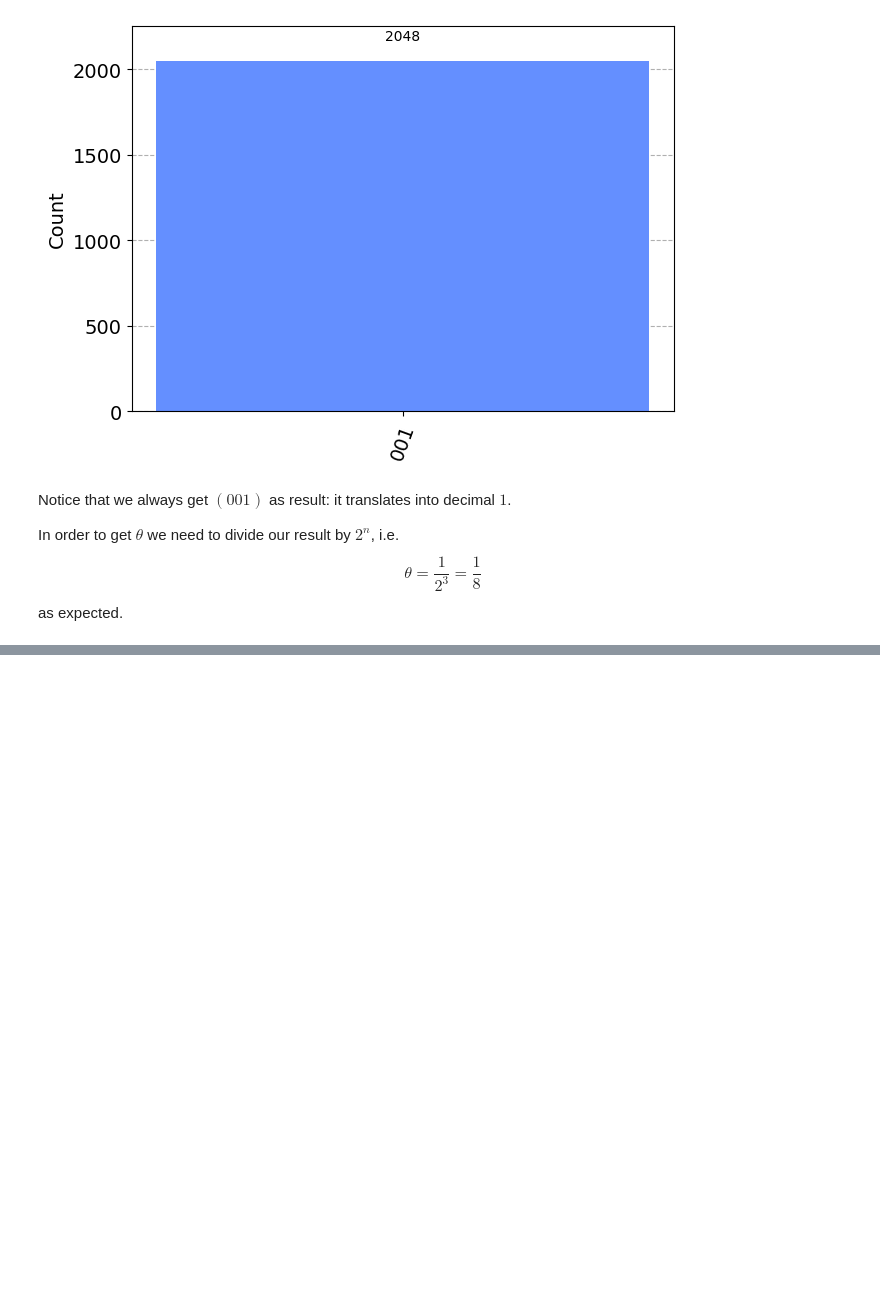
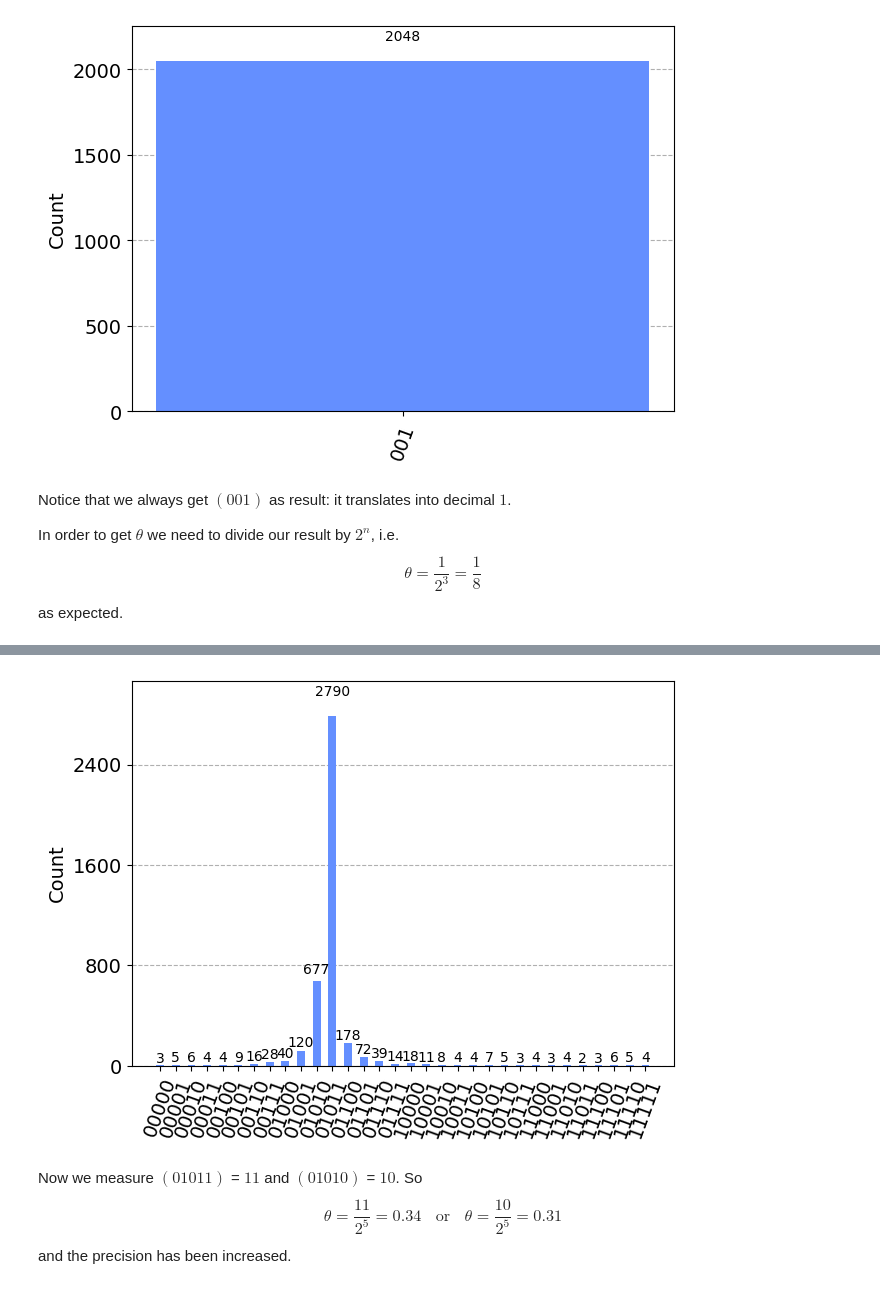
Before and after one commit to Grufoony/Physics_Unibo, a Jupyter notebook: src/Quantum_Computing/phase_estimation.ipynb, the cells around one changed output, grey strips where cells are left out. Saved outputs shown, nothing was run; the diff lists cells and outputs as text; code cells hidden in the pictures; blank space fills up the shorter version.

```diff
--- a/src/Quantum_Computing/phase_estimation.ipynb
+++ b/src/Quantum_Computing/phase_estimation.ipynb
@@ -82,0 +139,15 @@ as expected.
+# %%
+simulator = Aer.get_backend('aer_simulator')
+N = 2**12
+t_qpe = transpile(qpe_circuit, simulator)
+results = simulator.run(t_qpe, shots=N).result()
+plot_histogram(results.get_counts())
+# %% [output]
+[figure, added]
+# %% [markdown]
+Now we measure $(01011)$ = $11$ and $(01010)$ = $10$.
+So
+$$
+    \theta = \frac{11}{2^5} = 0.34 \ \ \ \ \text{or} \ \ \ \ \theta = \frac{10}{2^5} = 0.31
+$$
+and the precision has been increased.
```
Also changed, not shown: parts of 7 cells of this notebook, 1 other file.
